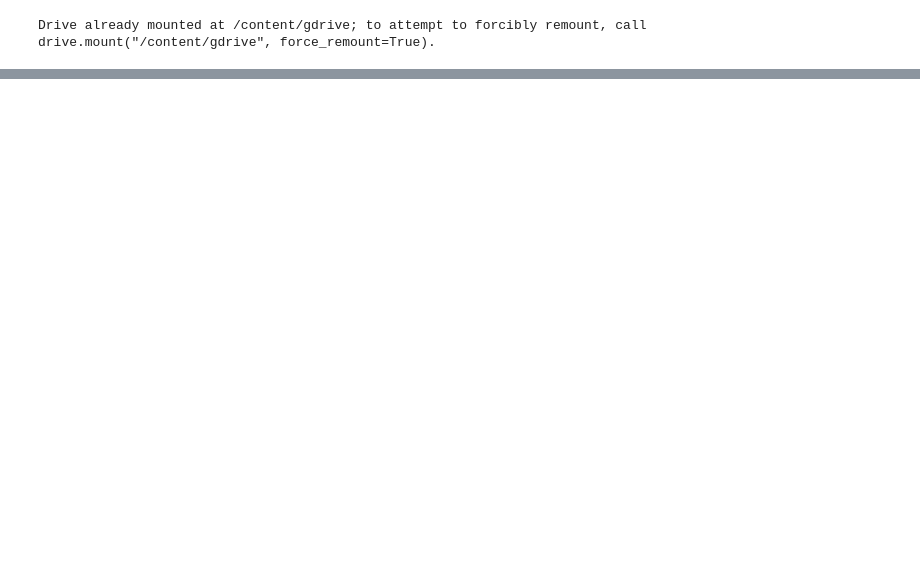
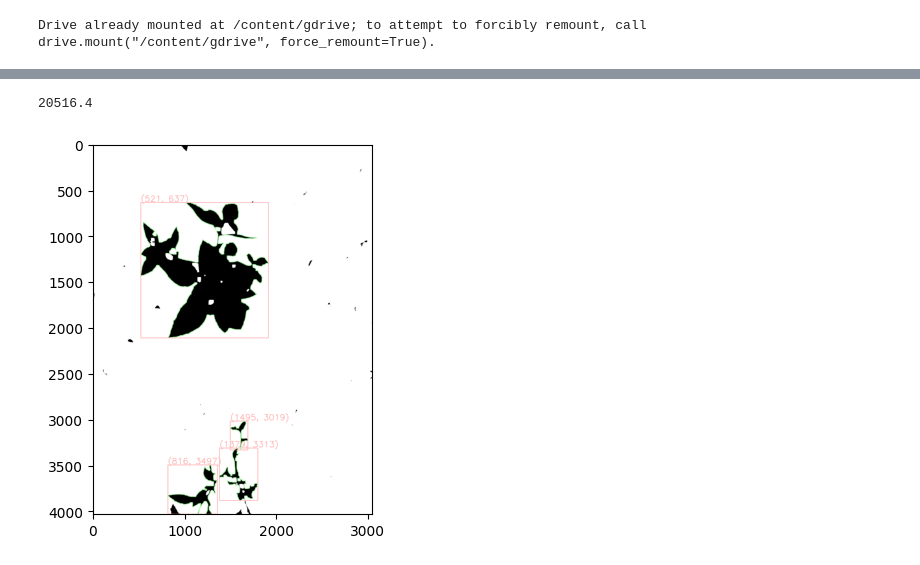
Before and after one commit to BearKS/Robotic-weed-control-system, a Jupyter notebook: weed_extraction.ipynb, the cells around one changed output, grey strips where cells are left out. Cells and saved outputs as stored; diff of their text form; code cells hidden in the pictures; blank space fills up the shorter version.

```diff
--- a/weed_extraction.ipynb
+++ b/weed_extraction.ipynb
@@ -80,0 +96,64 @@ if denoised_img is not None:
+# %%
+from google.colab.patches import cv2_imshow
+# Check if image was loaded successfully
+if denoised_img is None:
+    print('Error: Failed to load image at path:', image_path)
+else:
+    gray_img = denoised_img
+    gray_img = gray_img.astype(np.uint8)
+
+    # Apply Canny edge detection
+    edges = cv2.Canny(gray_img, 100, 200)
+
+    # Perform morphological operations (dilate and erode) to close gaps in the edges
+    kernel = np.ones((5, 5), np.uint8)
+    dilated = cv2.dilate(edges, kernel, iterations=1)
+    eroded = cv2.erode(dilated, kernel, iterations=1)
+
+    # Find the contours in the processed image
+    contours, _ = cv2.findContours(eroded, cv2.RETR_EXTERNAL, cv2.CHAIN_APPROX_SIMPLE)
+
+    # Define the minimum area threshold
+    max_area = 0
+
+    # Define list for store position
+    all_box_position = []
+
+    # largest_bbox_position = (0, 0, 0, 0)
+    for contour in contours:
+      _, _, w, h = cv2.boundingRect(contour)
+      area = w * h
+      max_area = max(max_area, area)
+      # largest_bbox_position = (x, y, w, h)
+
+
+    # Set the minimum area threshold as the largest bounding box area
+    min_area = max_area/100
+    print(min_area)
+
+    # Draw the contours on the original image
+    result = denoised_img.copy()
+    for contour in contours:
+      # Calculate the bounding box
+      x, y, w, h = cv2.boundingRect(contour)
+      area = w * h
+      # Only draw the contour and bounding box if the area is larger than the minimum area threshold
+      if area >= min_area:
+        # Draw the contour
+        cv2.drawContours(result, [contour], 0, (0, 255, 0), 2)
+
+        # Draw the bounding box
+        cv2.rectangle(result, (x, y), (x + w, y + h), (255, 0, 0), 2)
+
+        # Add box position to the list
+        all_box_position.append((x, y, w, h))
+
+        # Print position
+        position_text = f"({x}, {y})"
+        cv2.putText(result, position_text, (x, y - 10), cv2.FONT_HERSHEY_SIMPLEX, 3, (255, 0, 0), 2)
+
+    # Display the result
+    plt.imshow(result)
+# %% [output]
+20516.4
+[figure, added]
```
Also changed, not shown: parts of 8 cells of this notebook.
